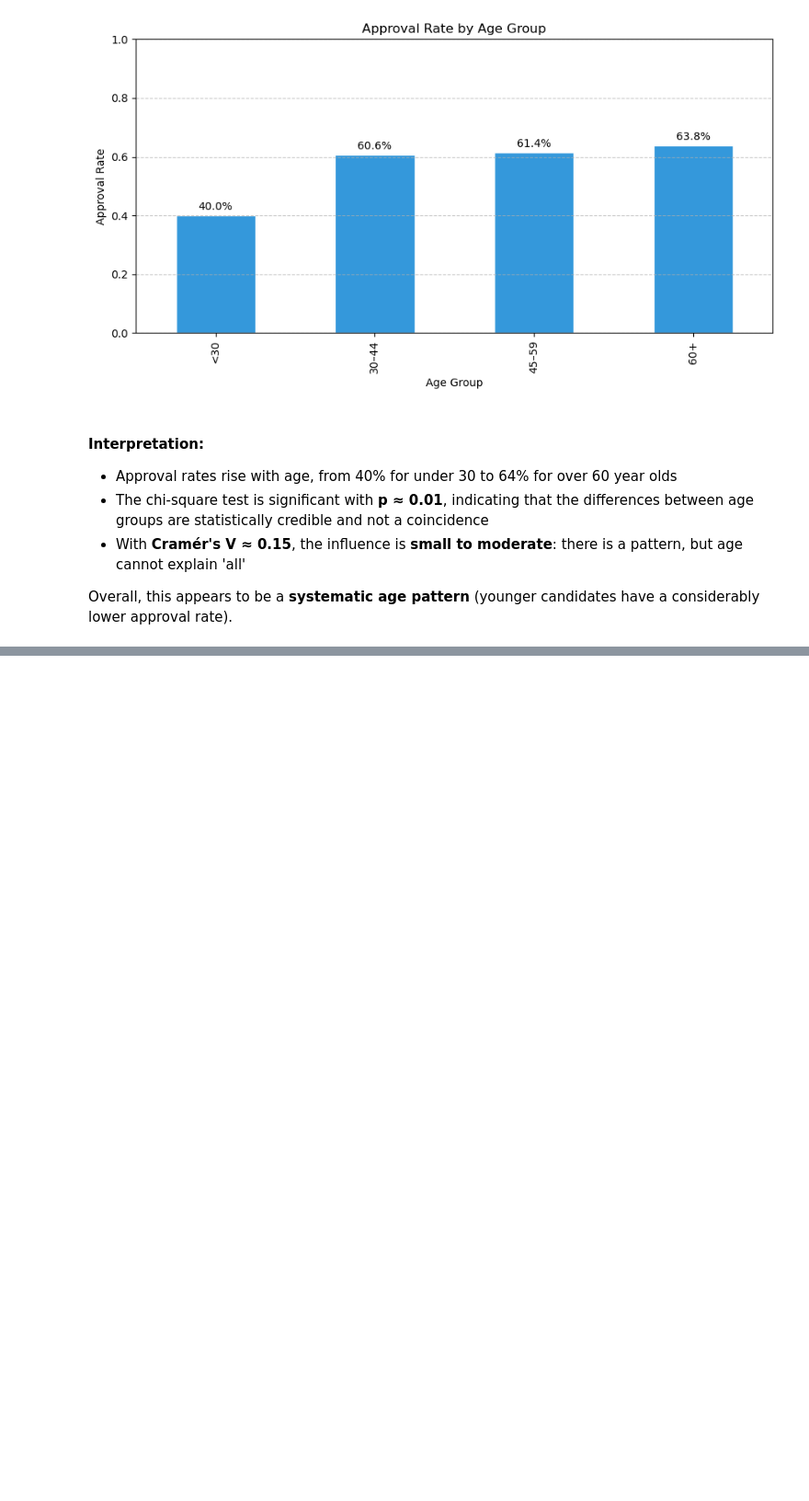
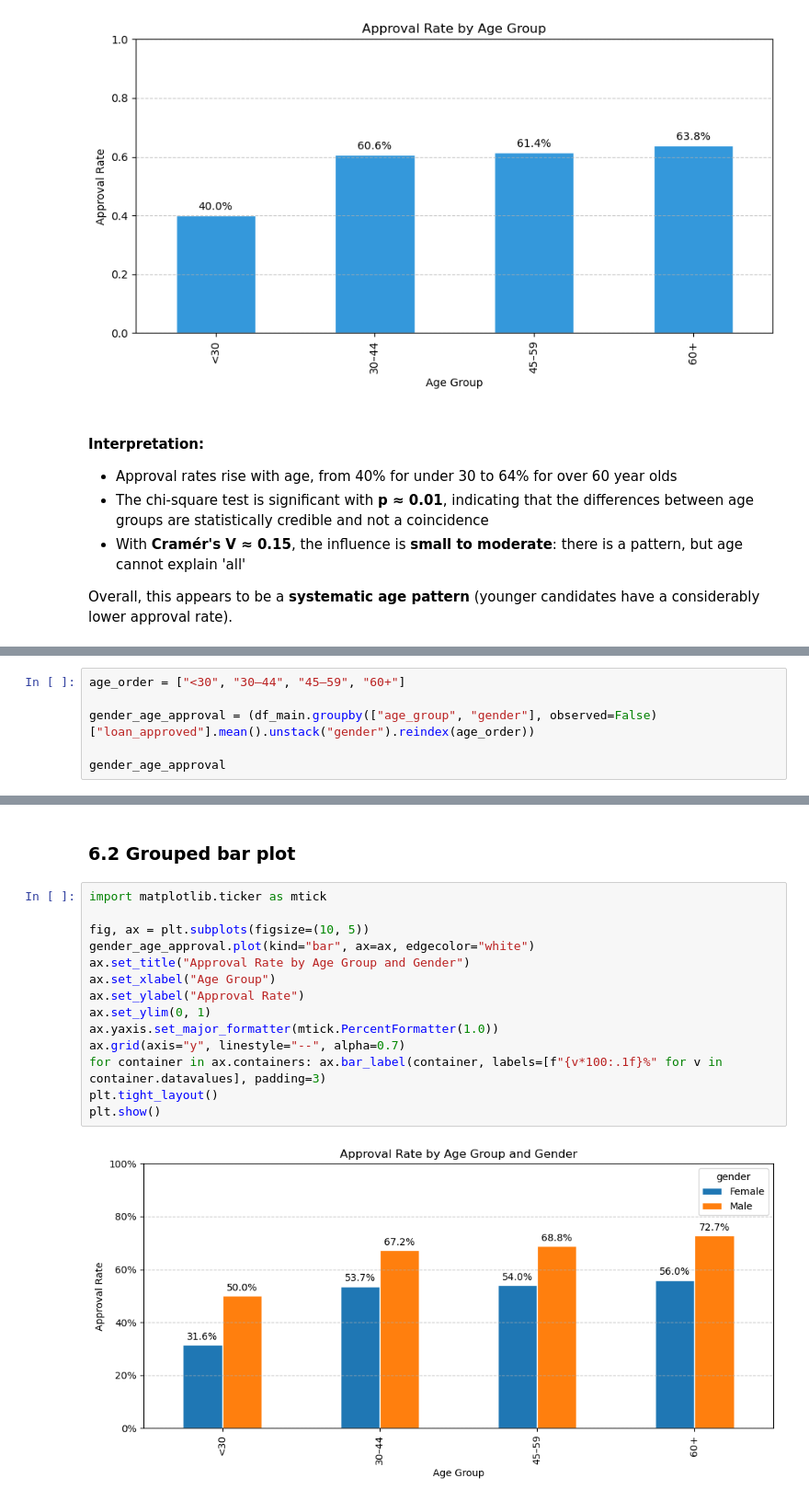
Before and after one commit to margarida-passos-cunha/dego-project-team9, a Jupyter notebook: notebooks/02-bias-analysis.ipynb, the cells around one changed output, grey strips where cells are left out. Shown at 92% size. Saved outputs shown, nothing was run; the diff lists cells and outputs as text; blank space fills up the shorter version.

Commit message:
Add interaction analysis for gender and age groups

```diff
--- a/notebooks/02-bias-analysis.ipynb
+++ b/notebooks/02-bias-analysis.ipynb
@@ -352,0 +359,6 @@ Overall, this appears to be a **systematic age pattern** (younger candidates hav
+# %%
+age_order = ["<30", "30–44", "45–59", "60+"]
+
+gender_age_approval = (df_main.groupby(["age_group", "gender"], observed=False)["loan_approved"].mean().unstack("gender").reindex(age_order))
+
+gender_age_approval
@@ -352,0 +372,18 @@ Overall, this appears to be a **systematic age pattern** (younger candidates hav
+# %% [markdown]
+### 6.2 Grouped bar plot
+# %%
+import matplotlib.ticker as mtick
+
+fig, ax = plt.subplots(figsize=(10, 5))
+gender_age_approval.plot(kind="bar", ax=ax, edgecolor="white")
+ax.set_title("Approval Rate by Age Group and Gender")
+ax.set_xlabel("Age Group")
+ax.set_ylabel("Approval Rate")
+ax.set_ylim(0, 1)
+ax.yaxis.set_major_formatter(mtick.PercentFormatter(1.0))
+ax.grid(axis="y", linestyle="--", alpha=0.7)
+for container in ax.containers: ax.bar_label(container, labels=[f"{v*100:.1f}%" for v in container.datavalues], padding=3)
+plt.tight_layout()
+plt.show()
+# %% [output]
+[figure, added]
```
Also changed, not shown: parts of 6 cells of this notebook.
